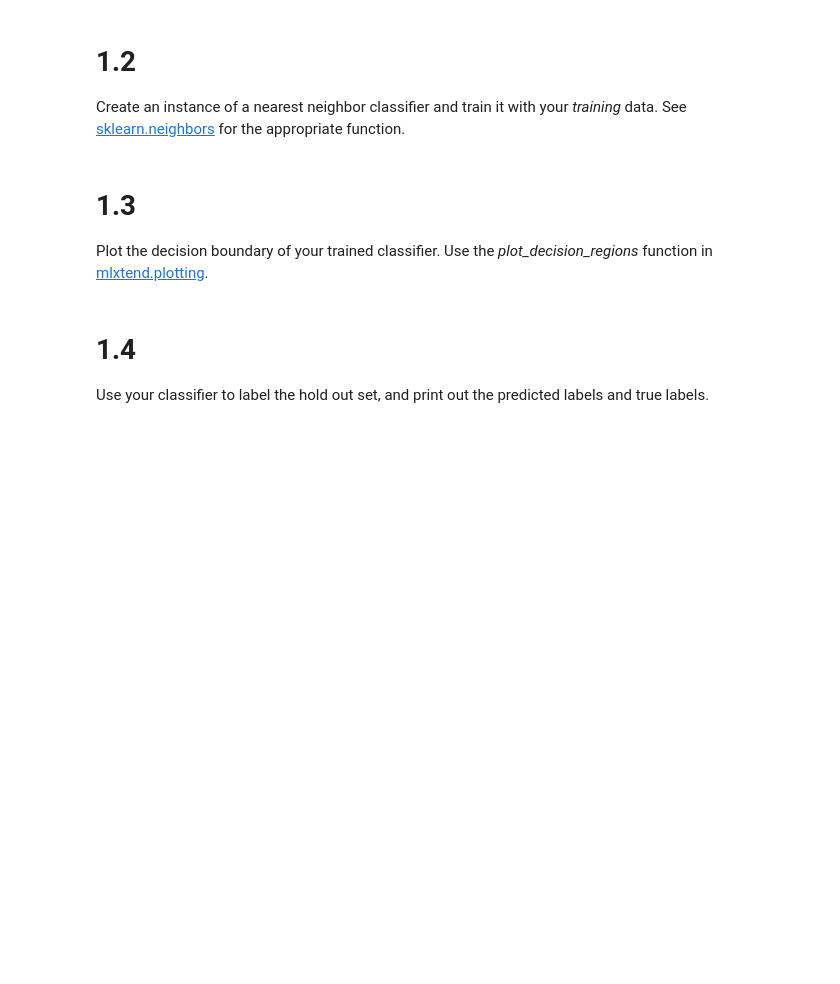
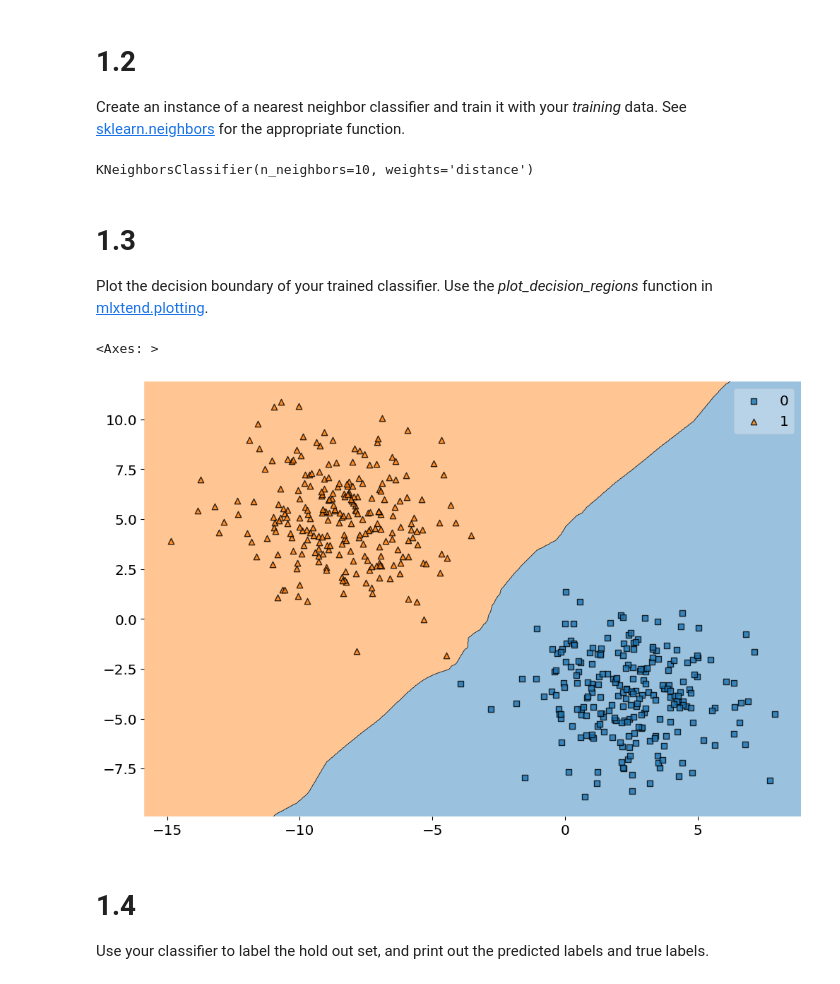
Before and after one commit to simoclemens/KTH-MusicInformaticsLabs, a Jupyter notebook: DT2470_lab02-2.ipynb, the cells around one changed output. Drawn from its saved outputs; the diff is of its cells as text; code cells hidden in the pictures; blank space fills up the shorter version.

```diff
--- a/DT2470_lab02-2.ipynb
+++ b/DT2470_lab02-2.ipynb
@@ -55,6 +55,7 @@ Create a 80/20 train/test split of your data. See [sklearn.model_selection](http
 # %%
 from sklearn.model_selection import train_test_split
 # add your code below
+X_train, X_test, y_train, y_test = train_test_split(X, y, test_size=0.20,shuffle=True)
 # %% [markdown]
 # 1.2
 
@@ -64,10 +63,23 @@ Create an instance of a nearest neighbor classifier and train it with your *trai
+# %%
+# add your code below
+from sklearn.neighbors import KNeighborsClassifier
+classifier = KNeighborsClassifier(n_neighbors=10,p=2,weights="distance")
+classifier.fit(X_train, y_train)
+# %% [output]
+KNeighborsClassifier(n_neighbors=10, weights='distance')
 # %% [markdown]
 # 1.3
 
 Plot the decision boundary of your trained classifier. Use the *plot_decision_regions* function in [mlxtend.plotting](http://rasbt.github.io/mlxtend/api_subpackages/mlxtend.plotting/#plot_decision_regions).
 # %%
+import matplotlib.pyplot as plt
 from mlxtend.plotting import plot_decision_regions
 # add your code below
+
+plot_decision_regions(X_train, y_train, classifier)
+# %% [output]
+<Axes: >
+[figure, added]
 # %% [markdown]
 # 1.4
 
```
Also changed, not shown: parts of 6 cells of this notebook, 1 other file.
